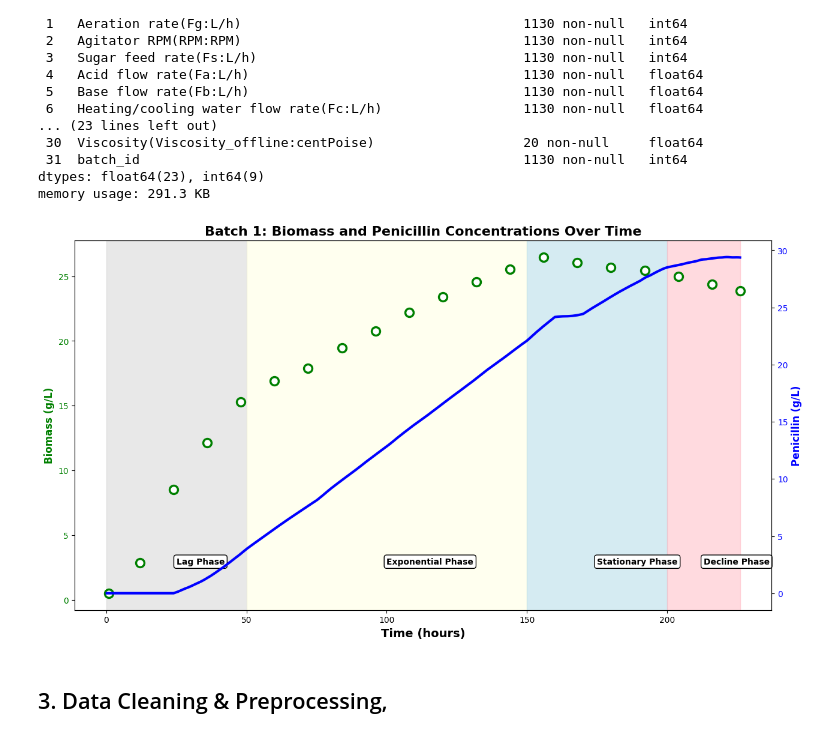
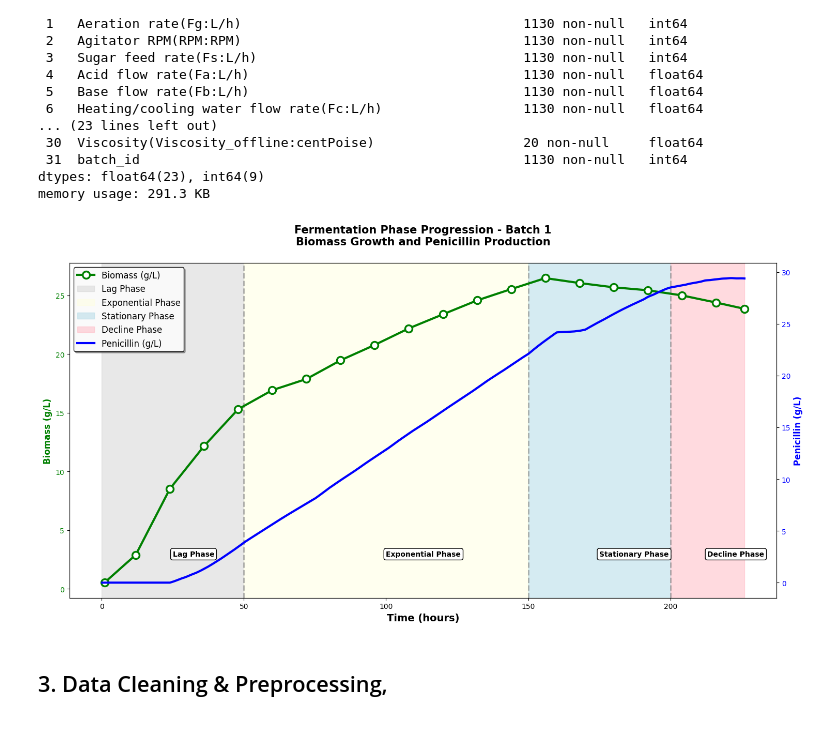
Before and after one commit to skerr17/programming-for-data-analytics, a Jupyter notebook: project/batch-data-analysis.ipynb, the cells around one changed output. Saved outputs shown, nothing was run; the diff lists cells and outputs as text; code cells hidden in the pictures.

Commit message:
really good fermentation graph now

```diff
--- a/project/batch-data-analysis.ipynb
+++ b/project/batch-data-analysis.ipynb
@@ -276,9 +276,12 @@ colour_biomass = 'green'
 ax1.set_xlabel('Time (hours)', fontsize=14, fontweight='bold')
 ax1.set_ylabel('Biomass (g/L)', color=colour_biomass, fontsize=12, fontweight='bold')
 
+# need to drop the NaN values so that my code shows a dotted line between points
+biomass_clean = batch_1['Offline Biomass concentratio(X_offline:X(g L^{-1}))'].dropna()
+
 # plot the biomass data
-biomass_plot = ax1.plot(batch_1['Time (h)'],
-                        batch_1['Offline Biomass concentratio(X_offline:X(g L^{-1}))'],
+biomass_plot = ax1.plot(batch_1['Time (h)'].loc[biomass_clean.index], # only plot where biomass is not NaN
+                        biomass_clean,
                         'o-',
                         color=colour_biomass,
                         label='Biomass (g/L)',
@@ -286,15 +289,13 @@ biomass_plot = ax1.plot(batch_1['Time (h)'],
                         linewidth=3,
                         markerfacecolor='white',
                         markeredgewidth=2.5
-)
+                        )
 
 # customize the biomass axis ticks
 ax1.tick_params(axis='y', labelcolor=colour_biomass)
 
-# adding the plot title
-plt.title('Batch 1: Biomass and Penicillin Concentrations Over Time', fontsize=16, fontweight='bold')
 
-
+# define the penicillin axis and labels
 ax2 = ax1.twinx()  # instantiate a second axes that shares the same x-axis
 colour_penicillin = 'blue'
 ax2.set_ylabel('Penicillin (g/L)',
@@ -307,36 +308,60 @@ penicillin_plot = ax2.plot(batch_1['Time (h)'],
                            batch_1['Penicillin concentration(P:g/L)'],
                            color=colour_penicillin,
                            linewidth=3,
                            label='Penicillin (g/L)',
 )
 # customize the penicillin axis ticks
 ax2.tick_params(axis='y', labelcolor=colour_penicillin)
 
 
 # add the phase background shading
 phase_regions = [
     ('Lag Phase', 0, 50, 'lightgrey'),
     ('Exponential Phase', 50, 150, 'lightyellow'),
     ('Stationary Phase', 150, 200, 'lightblue'),
     ('Decline Phase', 200, batch_1['Time (h)'].max(), 'lightpink')
 ]
 
+# aadding the background colours
 for phase_name, start, end, color in phase_regions:
     ax1.axvspan(start, end, color=color, alpha=0.5, label=phase_name)
 
     # Phase label box
     mid = (start + end) / 2
     y_pos = ax1.get_ylim()[1] * 0.1  # position label at 10% of y-axis height
-
     ax1.text(mid, y_pos, phase_name,
             color='black', fontsize=10,
             fontweight='bold',
             bbox=dict(boxstyle='round,pad=0.3',
                     facecolor='white',
                     edgecolor='black'
-                      ))
+                    )
+            )
+
+# Add phase transition lines
+for transition in [50, 150, 200]:
+    ax1.axvline(x=transition, color='gray', linestyle='--',
+                linewidth=2, alpha=0.6, zorder=1)
+
+# add title and legend
+plt.title(f'Fermentation Phase Progression - Batch {batch_1['batch_id'].iloc[0]}\n' +
+              'Biomass Growth and Penicillin Production',
+              fontsize=15, fontweight='bold', pad=25)
+
+# Combine legends from both axes
+lines1, labels1 = ax1.get_legend_handles_labels()
+lines2, labels2 = ax2.get_legend_handles_labels()
+ax1.legend(lines1 + lines2, labels1 + labels2,
+            loc='upper left',
+            fontsize=12,
+            framealpha=0.95,
+            edgecolor='black',
+            fancybox=True,
+            shadow=True)
+
+fig.tight_layout()
 # %% [output]
-[figure, old version]
+[figure, new version]
 # %% [markdown]
 ## 3. Data Cleaning & Preprocessing,
 # %% [markdown]
```
